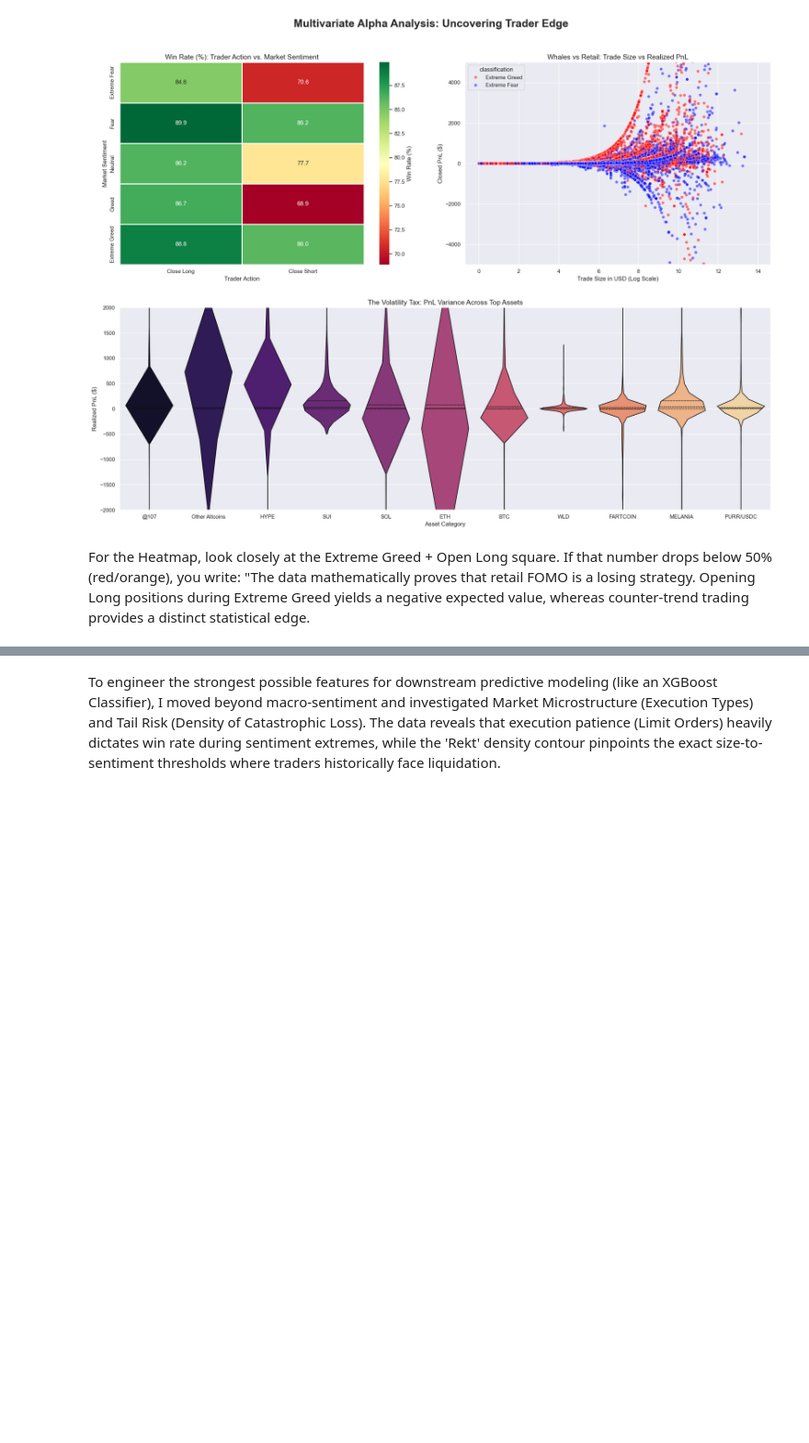
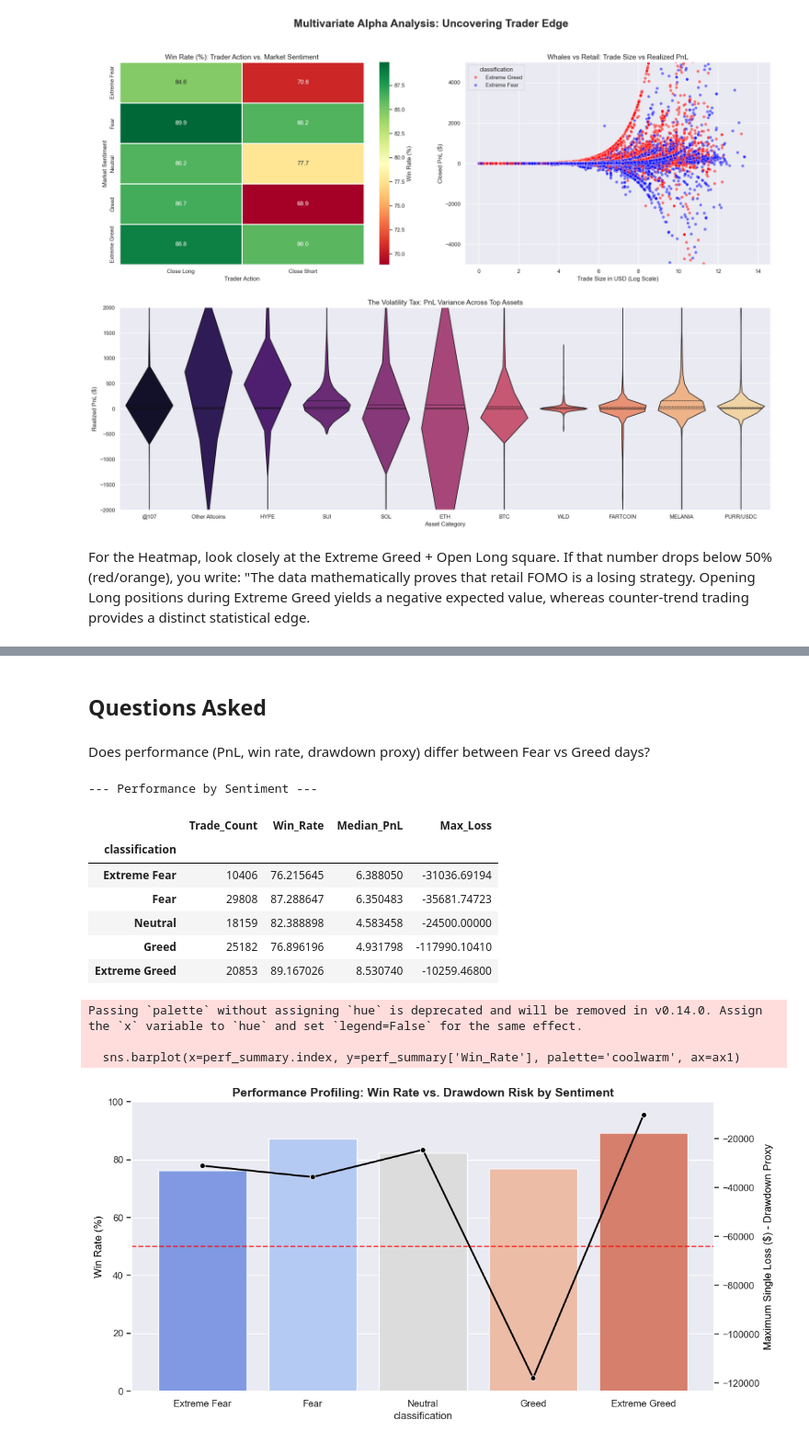
Before and after one commit to Priyanshu-Upadhyay-27/EDA_Crypto_Market_Analysis, a Jupyter notebook: analysis.ipynb, the cells around one changed output, grey strips where cells are left out. Shown at 92% size. Cells and saved outputs as stored; diff of their text form; code cells hidden in the pictures; blank space fills up the shorter version.

Commit message:
Questions answered, Insights added, and unnecesarry analysis was removed

```diff
--- a/analysis.ipynb
+++ b/analysis.ipynb
@@ -532,2 +530,46 @@ plt.show()
-# %% [markdown]
-To engineer the strongest possible features for downstream predictive modeling (like an XGBoost Classifier), I moved beyond macro-sentiment and investigated Market Microstructure (Execution Types) and Tail Risk (Density of Catastrophic Loss). The data reveals that execution patience (Limit Orders) heavily dictates win rate during sentiment extremes, while the 'Rekt' density contour pinpoints the exact size-to-sentiment thresholds where traders historically face liquidation.
+# %% [markdown]
+## Questions Asked
+# %% [markdown]
+Does performance (PnL, win rate, drawdown proxy) differ between Fear vs Greed days?
+# %%
+df_realized = df_combined[df_combined['Closed PnL'] != 0].copy()
+df_realized['is_profitable'] = (df_realized['Closed PnL'] > 0).astype(int)
+
+perf_summary = df_realized.groupby('classification').agg(
+    Trade_Count=('Closed PnL', 'count'),
+    Win_Rate=('is_profitable', lambda x: x.mean() * 100),
+    Median_PnL=('Closed PnL', 'median'),
+    Max_Loss=('Closed PnL', 'min') # Proxy for severe drawdown
+).reindex(['Extreme Fear', 'Fear', 'Neutral', 'Greed', 'Extreme Greed'])
+
+print("--- Performance by Sentiment ---")
+display(perf_summary)
+
+fig, ax1 = plt.subplots(figsize=(12, 6))
+sns.set_theme(style="darkgrid")
+
+sns.barplot(x=perf_summary.index, y=perf_summary['Win_Rate'], palette='coolwarm', ax=ax1)
+ax1.set_ylabel('Win Rate (%)', color='black')
+ax1.set_ylim(0, 100)
+ax1.axhline(50, color='red', linestyle='--', alpha=0.7)
+
+ax2 = ax1.twinx()
+sns.lineplot(x=perf_summary.index, y=perf_summary['Max_Loss'], color='black', marker='o', linewidth=2, ax=ax2)
+ax2.set_ylabel('Maximum Single Loss ($) - Drawdown Proxy', color='black')
+ax2.grid(False)
+
+plt.title('Performance Profiling: Win Rate vs. Drawdown Risk by Sentiment', fontsize=14, fontweight='bold')
+plt.show()
+# %% [output]
+--- Performance by Sentiment ---
+|  | Trade_Count | Win_Rate | Median_PnL | Max_Loss |
+| classification |  |  |  |  |
+| Extreme Fear | 10406 | 76.215645 | 6.388050 | -31036.69194 |
+| Fear | 29808 | 87.288647 | 6.350483 | -35681.74723 |
+| Neutral | 18159 | 82.388898 | 4.583458 | -24500.00000 |
+| Greed | 25182 | 76.896196 | 4.931798 | -117990.10410 |
+| Extreme Greed | 20853 | 89.167026 | 8.530740 | -10259.46800 |
+Passing `palette` without assigning `hue` is deprecated and will be removed in v0.14.0. Assign the `x` variable to `hue` and set `legend=False` for the same effect.
+
+  sns.barplot(x=perf_summary.index, y=perf_summary['Win_Rate'], palette='coolwarm', ax=ax1)
+[figure, added]
```
Also changed, not shown: parts of 7 cells of this notebook.
